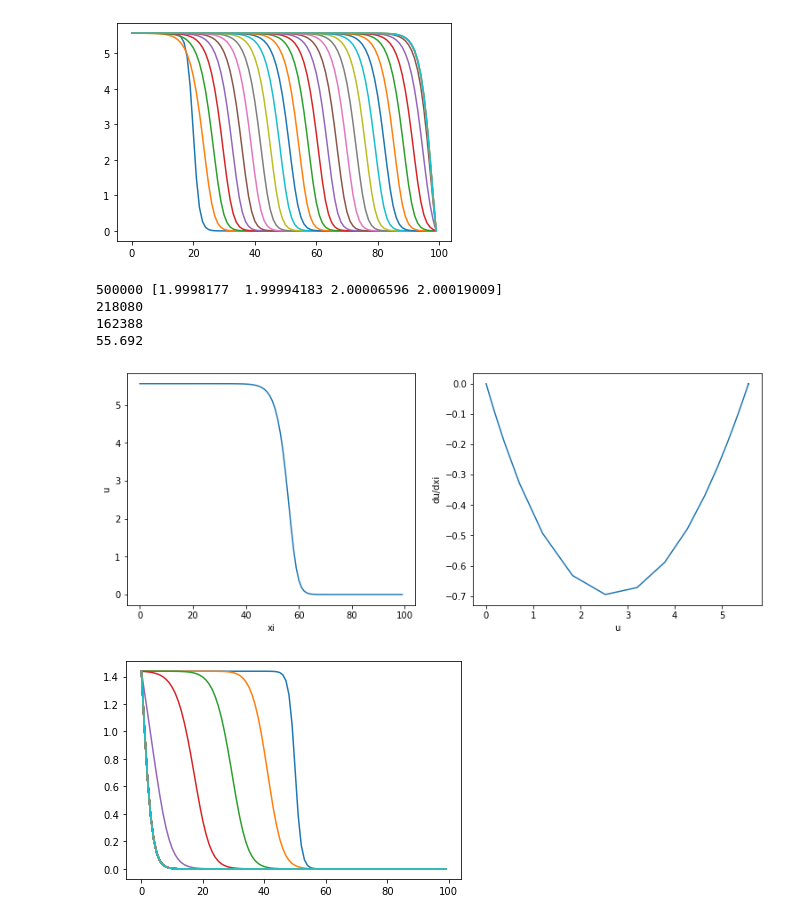
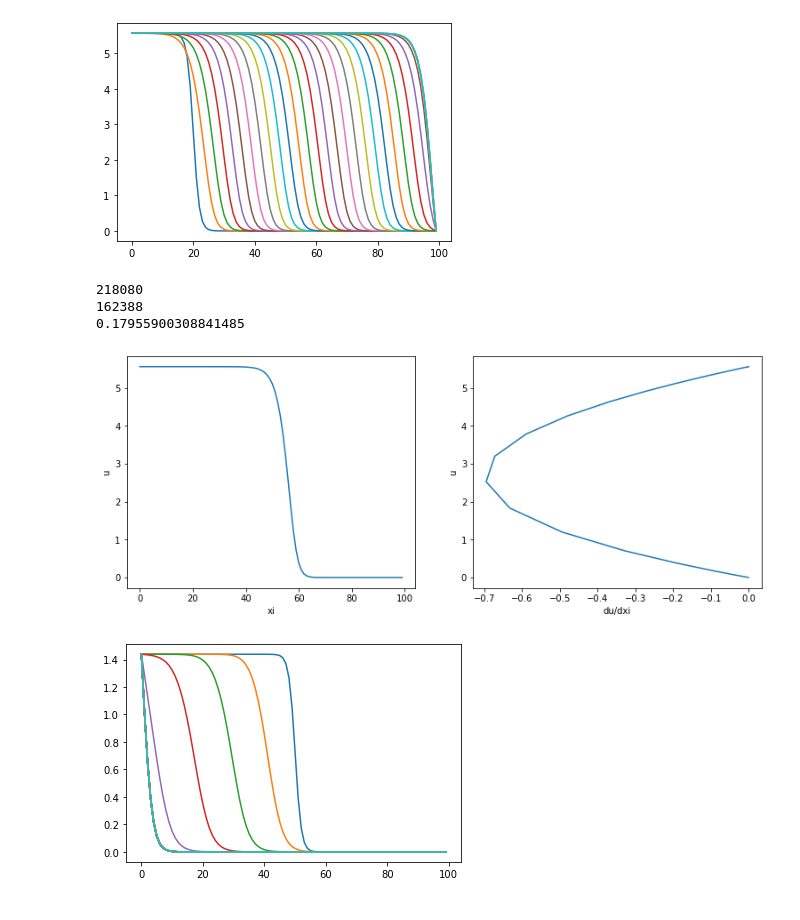
Before and after one commit to AxelEiman/CompBio, a Jupyter notebook: Hw2.1.ipynb, the cells around one changed output. Saved outputs shown, nothing was run; the diff lists cells and outputs as text; code cells hidden in the pictures.

```diff
--- a/Hw2.1.ipynb
+++ b/Hw2.1.ipynb
@@ -72,24 +72,23 @@ for i in np.linspace(0,tmax/dt,30):
 # %%
 fig, (ax1, ax2) = plt.subplots(1, 2, figsize=[12.8, 4.8])
 
 ax1.plot(u[:,200000])
 ax1.set_ylabel('u')
 ax1.set_xlabel('xi')
 
 v = np.diff(u[:,200000])
-ax2.plot(u[:-1,200000],v)
-ax2.set_ylabel('du/dxi')
-ax2.set_xlabel('u')       # byta axlar eller skitsamma??
+ax2.plot(v, u[:-1,200000])
+ax2.set_xlabel('du/dxi')
+ax2.set_ylabel('u')
 
 print(np.argmax(u[60,:]>2))
 print(np.argmax(u[50,:]>2))
-print((np.argmax(u[60,:]>2)-np.argmax(u[50,:]>2))*dt)
+print(10/((np.argmax(u[60,:]>2)-np.argmax(u[50,:]>2))*dt))
 # %% [output]
-500000 [1.9998177  1.99994183 2.00006596 2.00019009]
 218080
 162388
-55.692
+0.17955900308841485
-[figure, old version]
+[figure, new version]
 # %%
 for i in np.linspace(0,tmax/dt,30):
     plt.plot(u2[:,int(i)])
```
Also changed, not shown: parts of 3 cells of this notebook.
